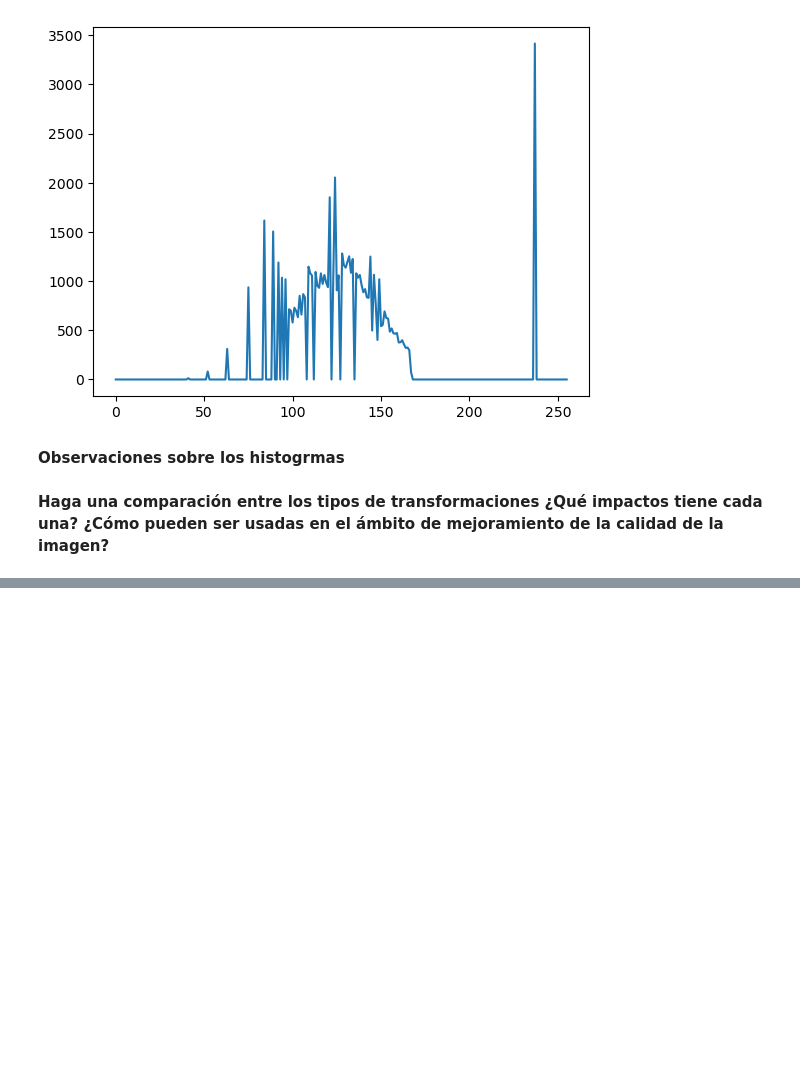
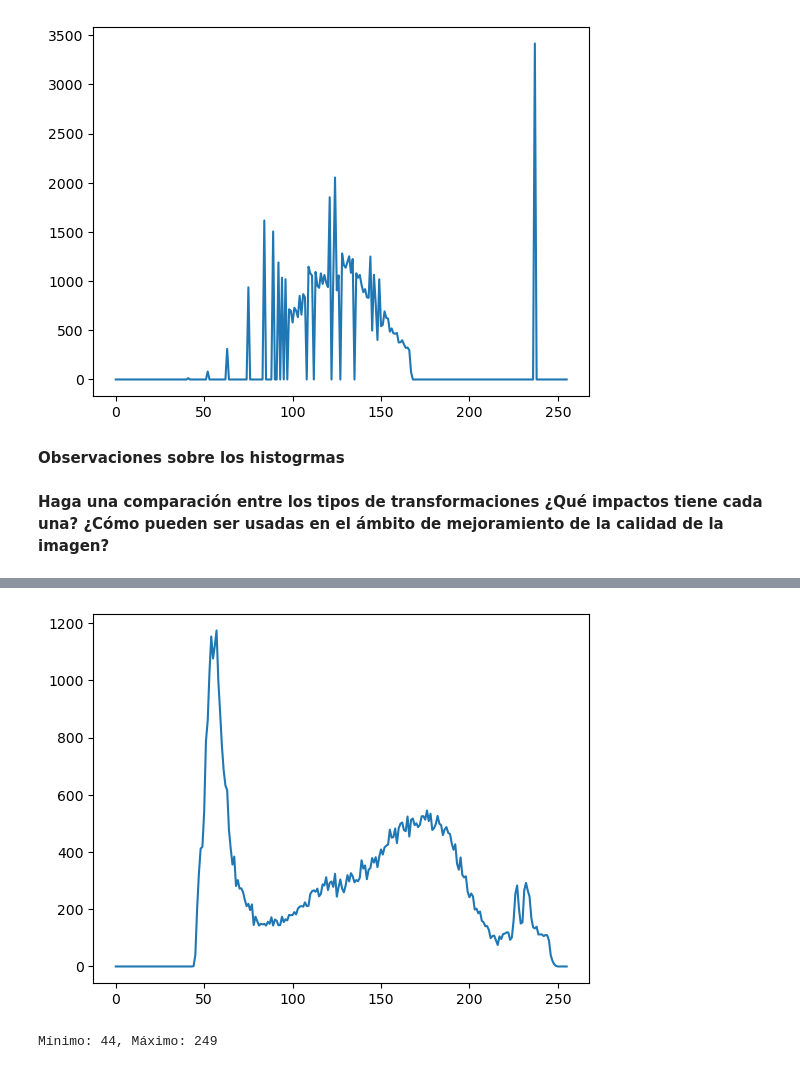
Before and after one commit to ImagenesYVision/Taller2, a Jupyter notebook: Taller2.ipynb, the cells around one changed output, grey strips where cells are left out. Drawn from its saved outputs; the diff is of its cells as text; code cells hidden in the pictures; blank space fills up the shorter version.

```diff
--- a/Taller2.ipynb
+++ b/Taller2.ipynb
@@ -204,0 +213,9 @@ plt.plot(histMatched)
+# %%
+muscleHist = cv2.calcHist([muscle], [0], None, [256], [0, 256])
+plt.plot(muscleHist)
+plt.show()
+np.min(muscle), np.max(muscle)
+print(f'Mínimo: {np.min(muscle)}, Máximo: {np.max(muscle)}')
+# %% [output]
+[figure, added]
+Mínimo: 44, Máximo: 249
```
Also changed, not shown: parts of 10 cells of this notebook, 1 other file.
